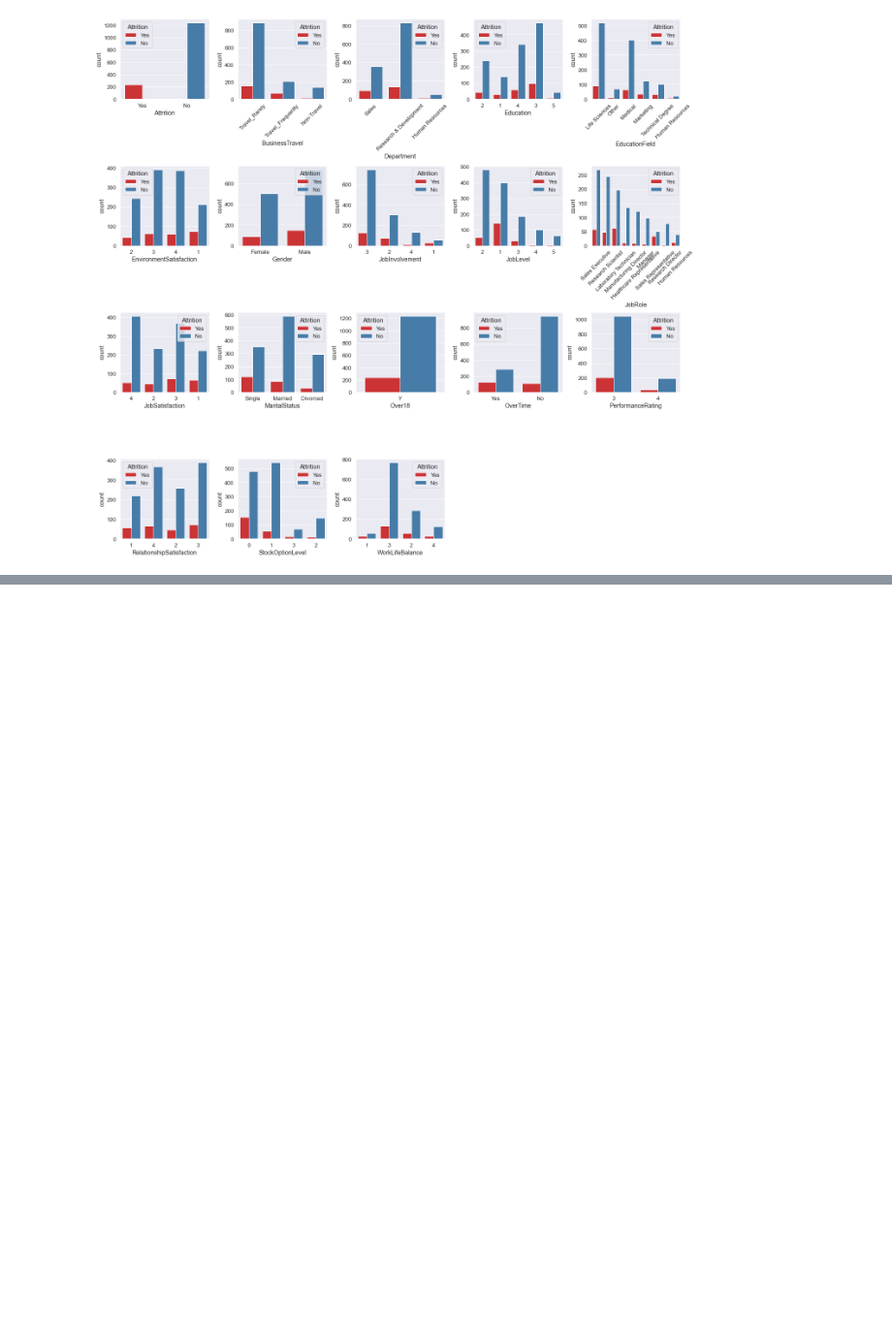
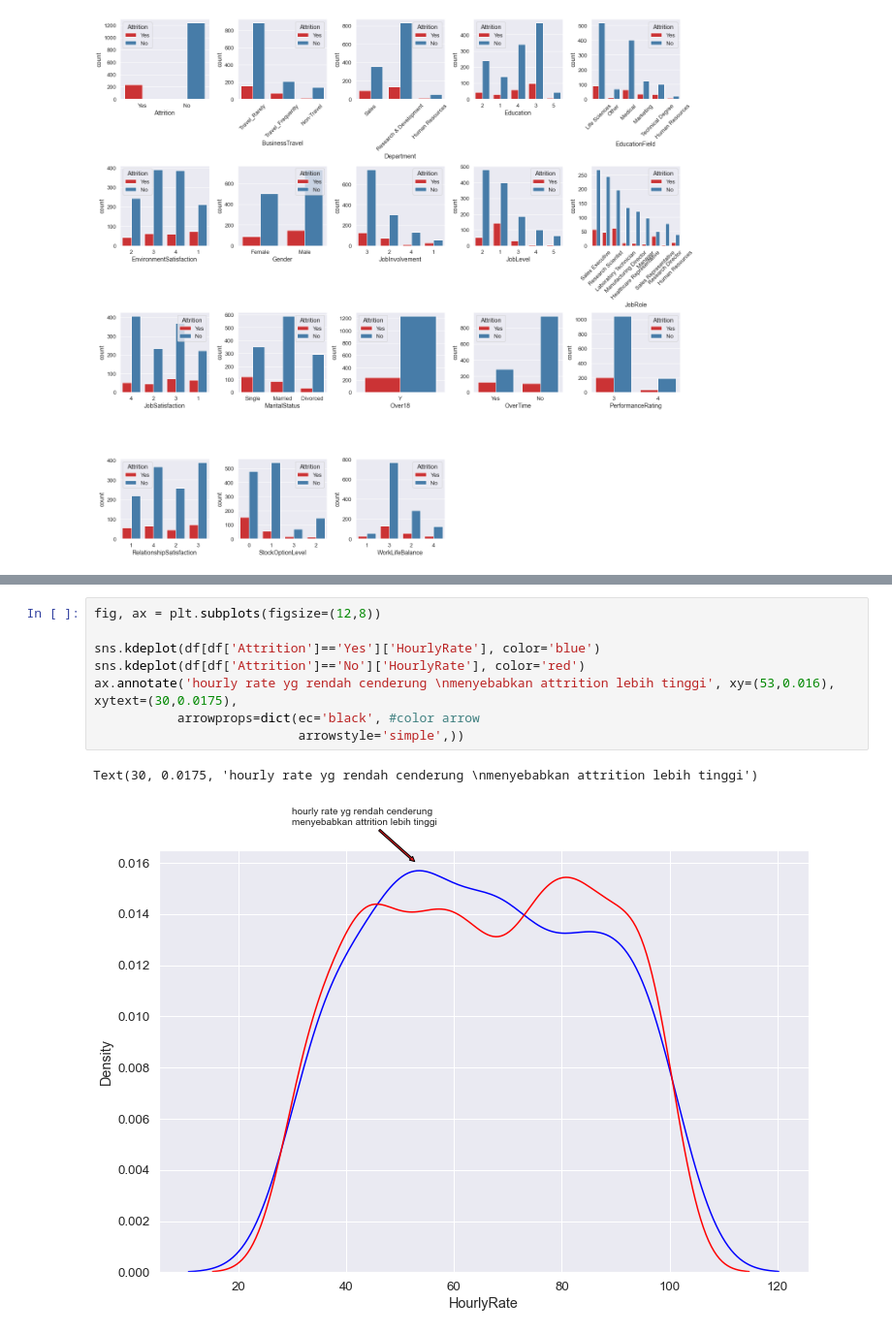
Before and after one commit to arsand07/Employee-Attrition, a Jupyter notebook: Stage 1/stage 1.ipynb, the cells around one changed output, grey strips where cells are left out. Shown: that part at 97% size. Drawn from its saved outputs; the diff is of its cells as text; blank space fills up the shorter version.

```diff
--- a/Stage 1/stage 1.ipynb
+++ b/Stage 1/stage 1.ipynb
@@ -351,0 +356,11 @@ for i,j in enumerate(kat):
+# %%
+fig, ax = plt.subplots(figsize=(12,8))
+
+sns.kdeplot(df[df['Attrition']=='Yes']['HourlyRate'], color='blue')
+sns.kdeplot(df[df['Attrition']=='No']['HourlyRate'], color='red')
+ax.annotate('hourly rate yg rendah cenderung \nmenyebabkan attrition lebih tinggi', xy=(53,0.016), xytext=(30,0.0175),
+           arrowprops=dict(ec='black', #color arrow
+                           arrowstyle='simple',))
+# %% [output]
+Text(30, 0.0175, 'hourly rate yg rendah cenderung \nmenyebabkan attrition lebih tinggi')
+[figure, added]
```
Also changed, not shown: parts of 5 cells of this notebook.
